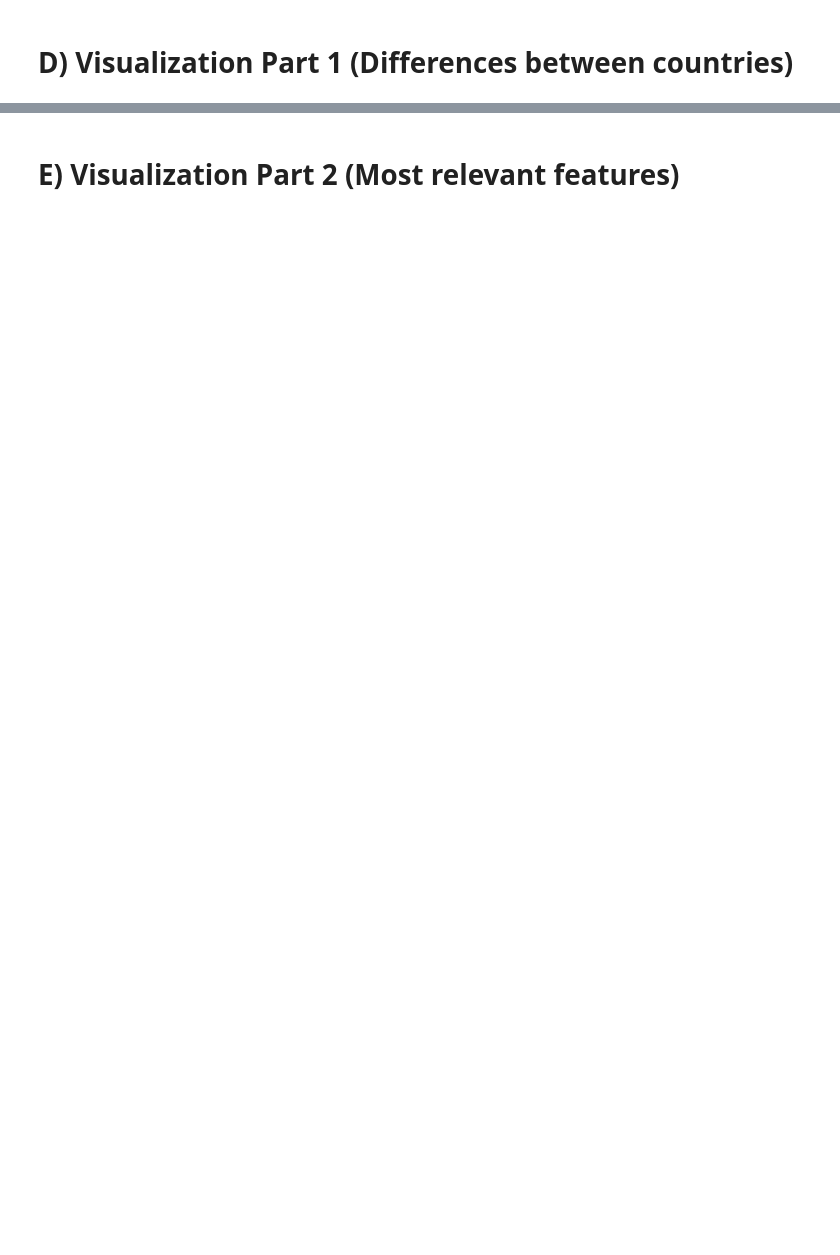
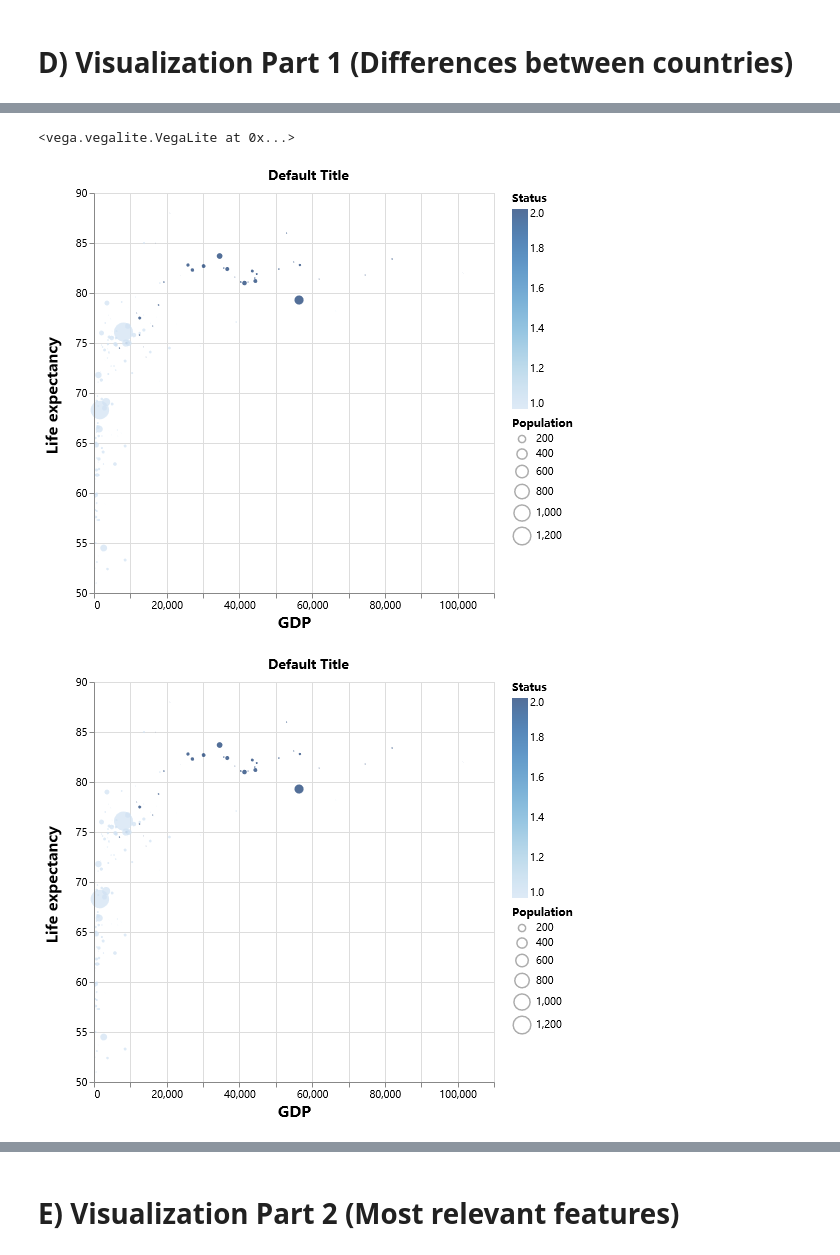
Before and after one commit to forgomania/ECE143-Life-expectancy, a Jupyter notebook: main.ipynb, the cells around one changed output, grey strips where cells are left out. Drawn from its saved outputs; the diff is of its cells as text; code cells hidden in the pictures; blank space fills up the shorter version.

```diff
--- a/main.ipynb
+++ b/main.ipynb
@@ -88,0 +149,6 @@ showScatter(modified.copy(),'GDP',' BMI ')
+# %%
+showScatter(modified.copy(),'GDP','Population',height=400,width=400,year=2015,title="Default Title",color='Status',nums=90)
+# %% [output]
+<vega.vegalite.VegaLite at 0x...>
+[figure, added]
+[figure, added]
```
Also changed, not shown: parts of 15 cells of this notebook, 2 other files.
